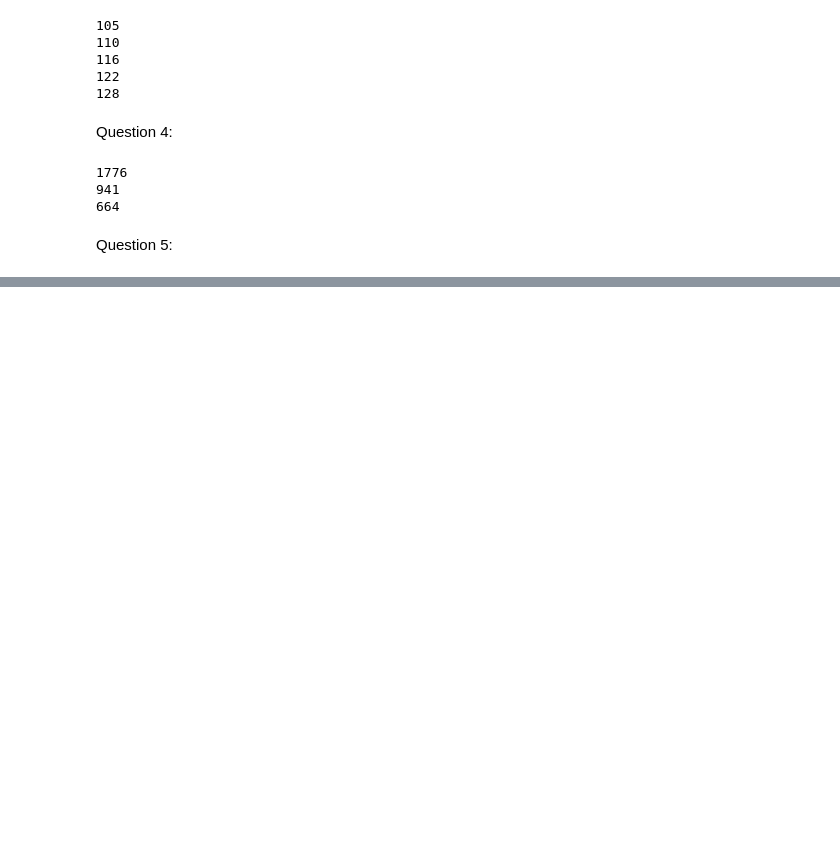
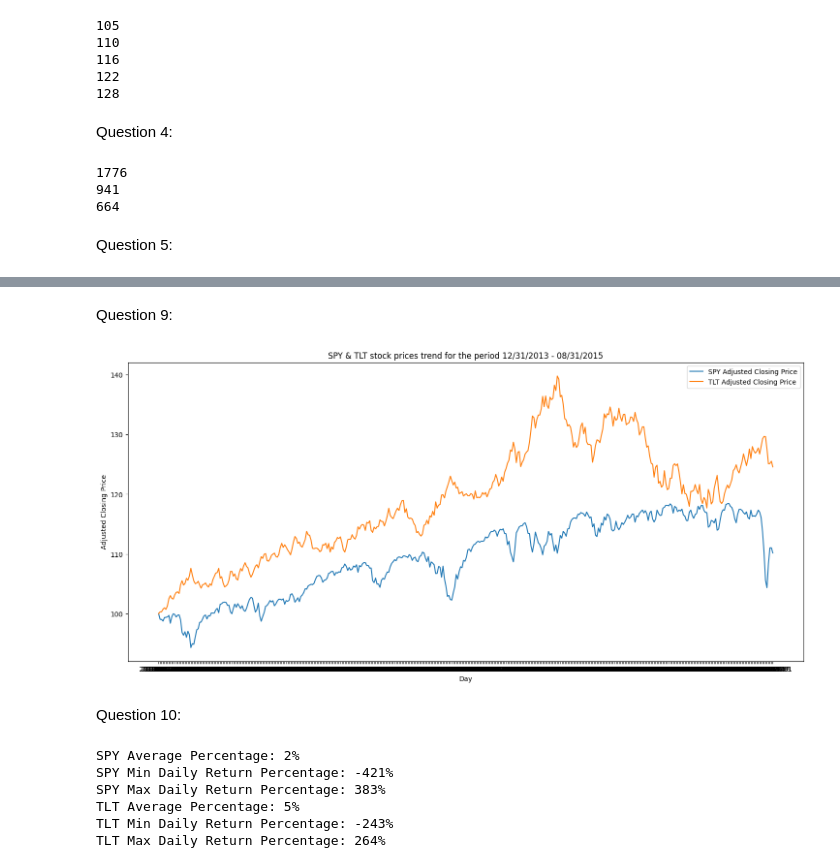
Before and after one commit to ahugari/DIAML, a Jupyter notebook: Assignment 1/miraguha_DIAML_Assignment1.ipynb, the cells around one changed output, grey strips where cells are left out. Saved outputs shown, nothing was run; the diff lists cells and outputs as text; code cells hidden in the pictures; blank space fills up the shorter version.

```diff
--- a/Assignment 1/miraguha_DIAML_Assignment1.ipynb
+++ b/Assignment 1/miraguha_DIAML_Assignment1.ipynb
@@ -142,0 +258,66 @@ Day: 73 | Profit: 99280
+# %% [markdown]
+Question 9:
+# %%
+#to use the read_csv method
+import pandas as pd
+#to utilize plotting functions
+import matplotlib.pyplot as plt
+
+spy_df = pd.read_csv("data/SPY.csv", usecols=['Date','Adj Close'])
+tlt_df = pd.read_csv("data/TLT.csv", usecols=['Date','Adj Close'])
+
+spy_init_value = spy_df['Adj Close'].iloc[0]
+spy_df['Adj Close'] = spy_df['Adj Close'].apply(lambda x: x * (100/spy_init_value))
+
+tlt_init_value = tlt_df['Adj Close'].iloc[0]
+tlt_df['Adj Close'] = tlt_df['Adj Close'].apply(lambda x: x * (100/tlt_init_value))
+
+#consolidate necessary data into one data frame
+eft_df = pd.DataFrame({
+    'Date': spy_df['Date'],
+    'Spy Adj Close': spy_df['Adj Close'],
+    'Tlt Adj Close': tlt_df['Adj Close']
+})
+eft_df.set_index(eft_df['Date'], inplace=True)
+
+plt.figure(figsize=(18,8))
+plt.plot(eft_df.index, eft_df['Spy Adj Close'], label="SPY Adjusted Closing Price")
+plt.plot(eft_df.index, eft_df['Tlt Adj Close'], label="TLT Adjusted Closing Price")
+plt.xlabel('Day')
+plt.ylabel('Adjusted Closing Price')
+plt.legend()
+plt.title("SPY & TLT stock prices trend for the period 12/31/2013 - 08/31/2015")
+plt.show()
+# %% [output]
+[figure, added]
+# %% [markdown]
+Question 10:
+# %%
+eft_df['SPY Return'] = eft_df['Spy Adj Close'].pct_change()*100
+
+mean = eft_df['SPY Return'].mean() *100
+print("SPY Average Percentage: " + str(int(mean))+"%")
+
+min = eft_df['SPY Return'].min() *100
+print("SPY Min Daily Return Percentage: " + str(int(min))+"%")
+
+max = eft_df['SPY Return'].max() *100
+print("SPY Max Daily Return Percentage: " + str(int(max))+"%")
+
+eft_df['TLT Return'] = eft_df['Tlt Adj Close'].pct_change()*100
+
+mean = eft_df['TLT Return'].mean() *100
+print("TLT Average Percentage: " + str(int(mean))+"%")
+
+min = eft_df['TLT Return'].min() *100
+print("TLT Min Daily Return Percentage: " + str(int(min))+"%")
+
+max = eft_df['TLT Return'].max() *100
+print("TLT Max Daily Return Percentage: " + str(int(max))+"%")
+# %% [output]
+SPY Average Percentage: 2%
+SPY Min Daily Return Percentage: -421%
+SPY Max Daily Return Percentage: 383%
+TLT Average Percentage: 5%
+TLT Min Daily Return Percentage: -243%
+TLT Max Daily Return Percentage: 264%
```
Also changed, not shown: parts of 7 cells of this notebook, 3 other files.
